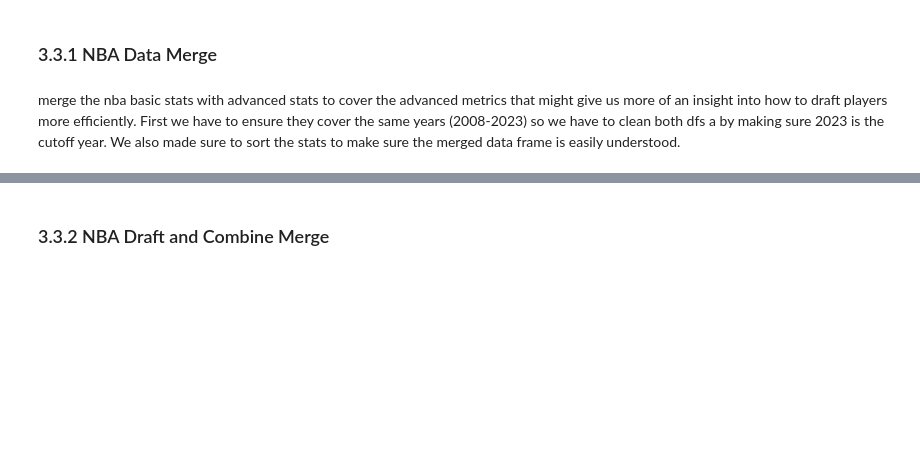
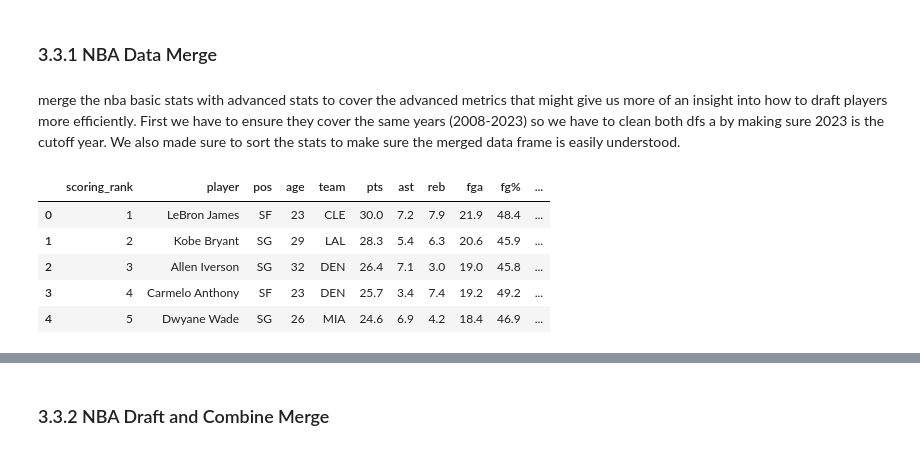
Before and after one commit to BennettHilck12/DraftEdge, a Jupyter notebook: DraftEdge.ipynb, the cells around one changed output, grey strips where cells are left out. Drawn from its saved outputs; the diff is of its cells as text; code cells hidden in the pictures; blank space fills up the shorter version.

```diff
--- a/DraftEdge.ipynb
+++ b/DraftEdge.ipynb
@@ -502,105 +413,106 @@ merge the nba basic stats with advanced stats to cover the advanced metrics that
 import pandas as pd
 from IPython.display import display
 
-# Load source files
-clean_path = "/content/drive/MyDrive/final_project_datasets/nba_clean_df.xlsx"
-adv_path   = "/content/drive/MyDrive/final_project_datasets/nba_Player_adv_Data.xlsx"
-
-clean = pd.read_excel(clean_path)
-adv   = pd.read_excel(adv_path)
+# --- Using your already-loaded dataframes (lowercased) ---
+clean = nba_df
+adv   = advanced_df
 
 # Clean advanced stats: dedupe and drop redundant columns
-adv = adv.drop_duplicates(subset=["Player", "Team", "Year"])
-cols_to_drop = ["RK", "GP", "MIN", "POS"]
+adv = adv.drop_duplicates(subset=["player", "team", "year"])
+cols_to_drop = ["rk", "gp", "min", "pos"]
 adv = adv.drop(columns=cols_to_drop, errors="ignore")
 
 # Merge base + advanced on player / team / year
-merged = clean.merge(
+nba_adv_df = clean.merge(
     adv,
-    on=["Player", "Team", "Year"],
+    on=["player", "team", "year"],
     how="left",
     suffixes=("", "_adv")
 )
 
-# Detect scoring column for sorting (PPG/PTS)
-possible_ppg_cols = ["PPG", "PTS", "PTS_per_game"]
+# Detect scoring column for sorting
+possible_ppg_cols = ["ppg", "pts", "pts_per_game"]
 ppg_col = None
 for c in possible_ppg_cols:
-    if c in merged.columns:
+    if c in nba_adv_df.columns:
         ppg_col = c
         break
 if ppg_col is None:
     raise ValueError("Could not find a PPG/PTS column to sort by.")
 
-# Sort rows by Year then scoring (desc)
-merged = merged.sort_values(by=["Year", ppg_col], ascending=[True, False]).reset_index(drop=True)
+# Sort rows by year then scoring (desc)
+nba_adv_df = nba_adv_df.sort_values(
+    by=["year", ppg_col],
+    ascending=[True, False]
+).reset_index(drop=True)
 
-# Create scoring rank within each year (nullable Int64 so NaNs are allowed)
-rank_series = merged.groupby("Year")[ppg_col].rank(method="dense", ascending=False)
-merged["Scoring_Rank"] = rank_series.astype("Int64")
+# Scoring rank (within each year)
+rank_series = nba_adv_df.groupby("year")[ppg_col].rank(method="dense", ascending=False)
+nba_adv_df["scoring_rank"] = rank_series.astype("Int64")
 
 # ---------- Column ordering ----------
 
-cols = list(merged.columns)
+cols = list(nba_adv_df.columns)
 
-# Identify year and award columns
-year_col = "Year" if "Year" in cols else None
+# Identify year + award columns
+year_col = "year" if "year" in cols else None
 award_cols = [c for c in cols if "award" in c.lower()]
 
-# ID / meta columns (Scoring_Rank first)
-id_candidates = ["Scoring_Rank", "Player", "Pos", "Age", "Team", "Tm"]
+# ID/meta columns
+id_candidates = ["scoring_rank", "player", "pos", "age", "team", "tm"]
 id_cols = [c for c in id_candidates if c in cols]
 
 # Priority stat groups
-points_cols  = [c for c in ["PPG", "PTS", "PTS_per_game"] if c in cols]
-assist_cols  = [c for c in ["AST", "AST_per_game"] if c in cols]
-rebound_cols = [c for c in ["TRB", "REB", "DRB", "ORB"] if c in cols]
+points_cols  = [c for c in ["ppg", "pts", "pts_per_game"] if c in cols]
+assist_cols  = [c for c in ["ast", "ast_per_game"] if c in cols]
+rebound_cols = [c for c in ["trb", "reb", "drb", "orb"] if c in cols]
 
-# Shooting groups (similar stats together)
-fg_cols    = [c for c in ["FG", "FGA", "FG%", "eFG%"] if c in cols]
-three_cols = [c for c in ["3P", "3PA", "3P%"] if c in cols]
-two_cols   = [c for c in ["2P", "2PA", "2P%"] if c in cols]
-ft_cols    = [c for c in ["FT", "FTA", "FT%"] if c in cols]
+# Shooting groups
+fg_cols    = [c for c in ["fg", "fga", "fg%", "efg%"] if c in cols]
+three_cols = [c for c in ["3p", "3pa", "3p%"] if c in cols]
+two_cols   = [c for c in ["2p", "2pa", "2p%"] if c in cols]
+ft_cols    = [c for c in ["ft", "fta", "ft%"] if c in cols]
 
 # Core advanced metrics
 adv_core_cols = [
     c for c in [
-        "PER", "TS%", "USG%", "OWS", "DWS", "WS", "WS/48",
-        "OBPM", "DBPM", "BPM", "VORP"
+        "per", "ts%", "usg%", "ows", "dws", "ws", "ws/48",
+        "obpm", "dbpm", "bpm", "vorp"
     ] if c in cols
 ]
 
 # Ordered stat sequence
 ordered_stats = (
     points_cols +
     assist_cols +
     rebound_cols +
     fg_cols +
     three_cols +
     two_cols +
     ft_cols +
     adv_core_cols
 )
 
 # Track used columns
 used = set(id_cols + ordered_stats + award_cols + ([year_col] if year_col else []))
 
-# Remaining columns in their original order
+# Remaining columns in natural order
 other_cols = [c for c in cols if c not in used]
 
-# Build final order: IDs → stats → leftovers → awards → Year
+# Build final order
 new_order = id_cols + ordered_stats + other_cols
 if award_cols:
     new_order += award_cols
 if year_col:
     new_order += [year_col]
 
-merged = merged[new_order]
+nba_adv_df = nba_adv_df[new_order]
 
-# Save final dataset
-out_path = "/content/drive/MyDrive/final_project_datasets/nba_merged_clean_adv.xlsx"
-merged.to_excel(out_path, index=False)
-
-print("Saved merged file to:", out_path)
-display(merged.head())
+display(nba_adv_df.head())
 # %% [output]
+|  | scoring_rank | player | pos | age | team | pts | ast | reb | fga | fg% | ... |
+| 0 | 1 | LeBron James | SF | 23 | CLE | 30.0 | 7.2 | 7.9 | 21.9 | 48.4 | ... |
+| 1 | 2 | Kobe Bryant | SG | 29 | LAL | 28.3 | 5.4 | 6.3 | 20.6 | 45.9 | ... |
+| 2 | 3 | Allen Iverson | SG | 32 | DEN | 26.4 | 7.1 | 3.0 | 19.0 | 45.8 | ... |
+| 3 | 4 | Carmelo Anthony | SF | 23 | DEN | 25.7 | 3.4 | 7.4 | 19.2 | 49.2 | ... |
+| 4 | 5 | Dwyane Wade | SG | 26 | MIA | 24.6 | 6.9 | 4.2 | 18.4 | 46.9 | ... |
```
Also changed, not shown: parts of 36 cells of this notebook.
